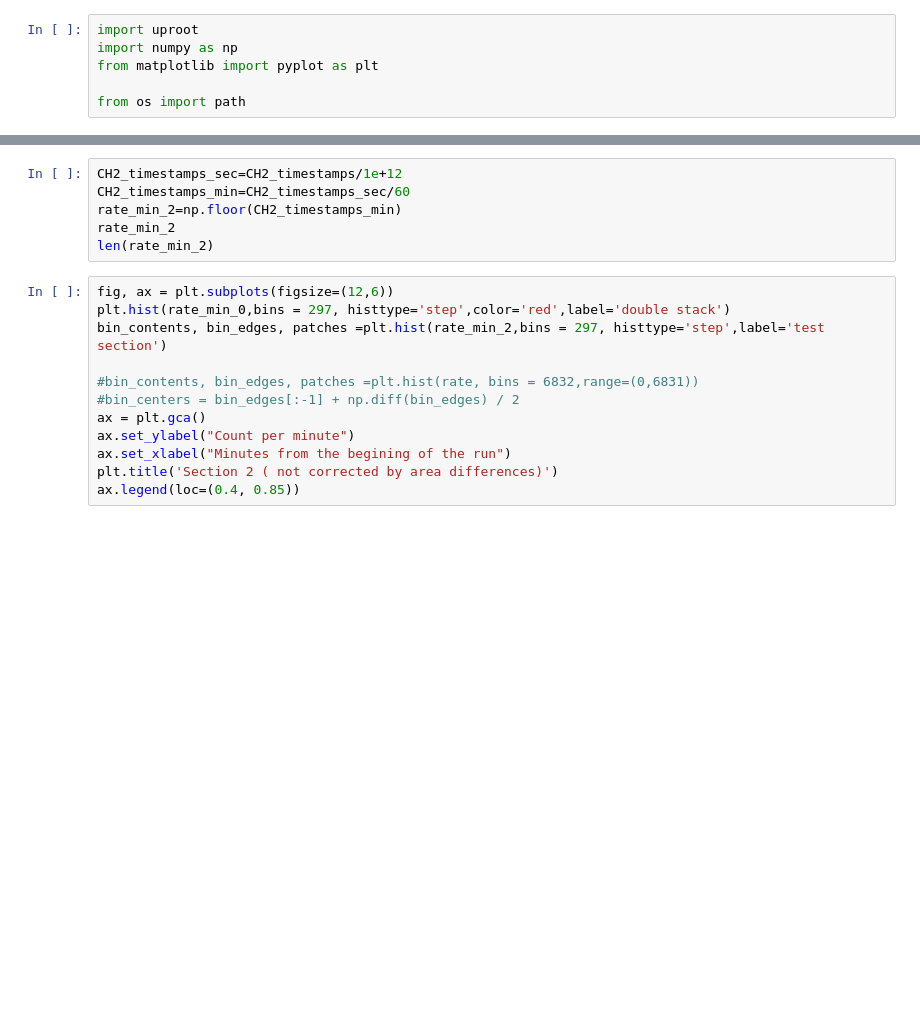
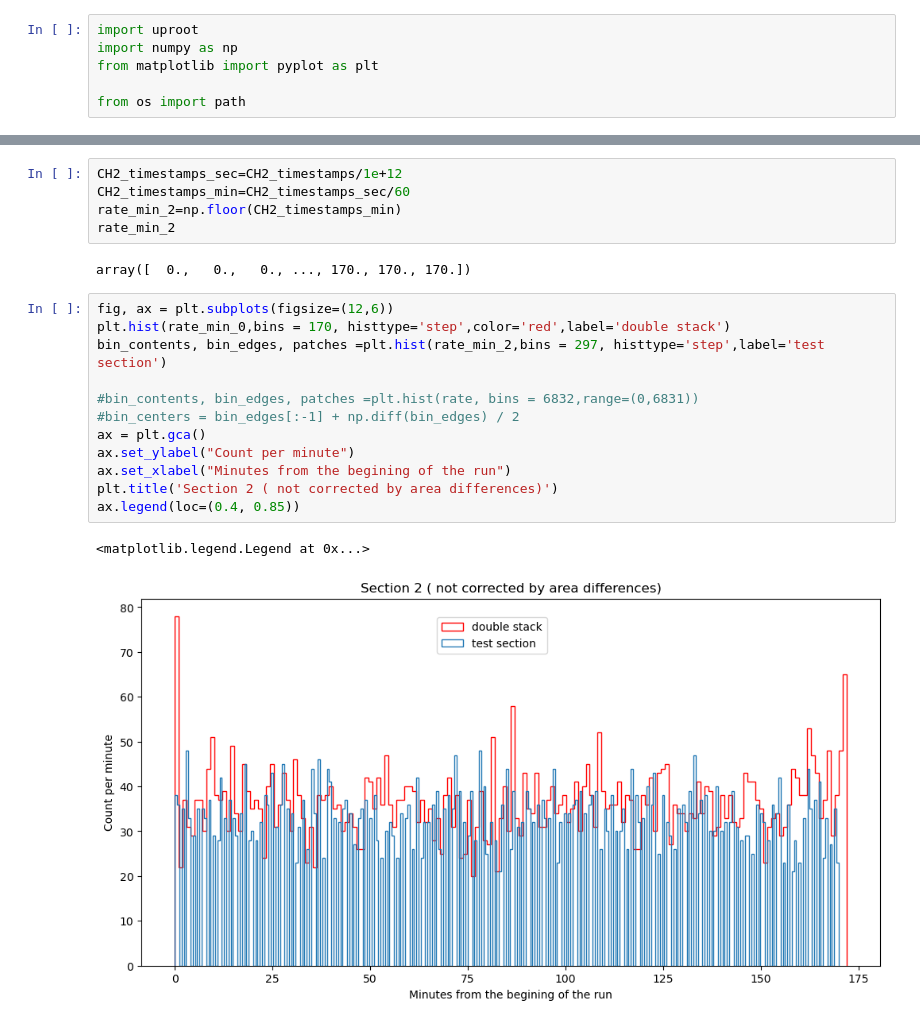
Before and after one commit to bertabl/mist, a Jupyter notebook: Efficiency test .ipynb, the cells around one changed output, grey strips where cells are left out. Drawn from its saved outputs; the diff is of its cells as text; blank space fills up the shorter version.

```diff
--- a/Efficiency test .ipynb
+++ b/Efficiency test .ipynb
@@ -218,16 +257,20 @@ CH2_timestamps_sec=CH2_timestamps/1e+12
 CH2_timestamps_min=CH2_timestamps_sec/60
 rate_min_2=np.floor(CH2_timestamps_min)
 rate_min_2
-len(rate_min_2)
+# %% [output]
+array([  0.,   0.,   0., ..., 170., 170., 170.])
 # %%
 fig, ax = plt.subplots(figsize=(12,6))
-plt.hist(rate_min_0,bins = 297, histtype='step',color='red',label='double stack')
+plt.hist(rate_min_0,bins = 170, histtype='step',color='red',label='double stack')
 bin_contents, bin_edges, patches =plt.hist(rate_min_2,bins = 297, histtype='step',label='test section')
 
 #bin_contents, bin_edges, patches =plt.hist(rate, bins = 6832,range=(0,6831))
 #bin_centers = bin_edges[:-1] + np.diff(bin_edges) / 2
 ax = plt.gca()
 ax.set_ylabel("Count per minute")
 ax.set_xlabel("Minutes from the begining of the run")
 plt.title('Section 2 ( not corrected by area differences)')
 ax.legend(loc=(0.4, 0.85))
+# %% [output]
+<matplotlib.legend.Legend at 0x...>
+[figure, added]
```
Also changed, not shown: parts of 16 cells of this notebook, 3 other files.
